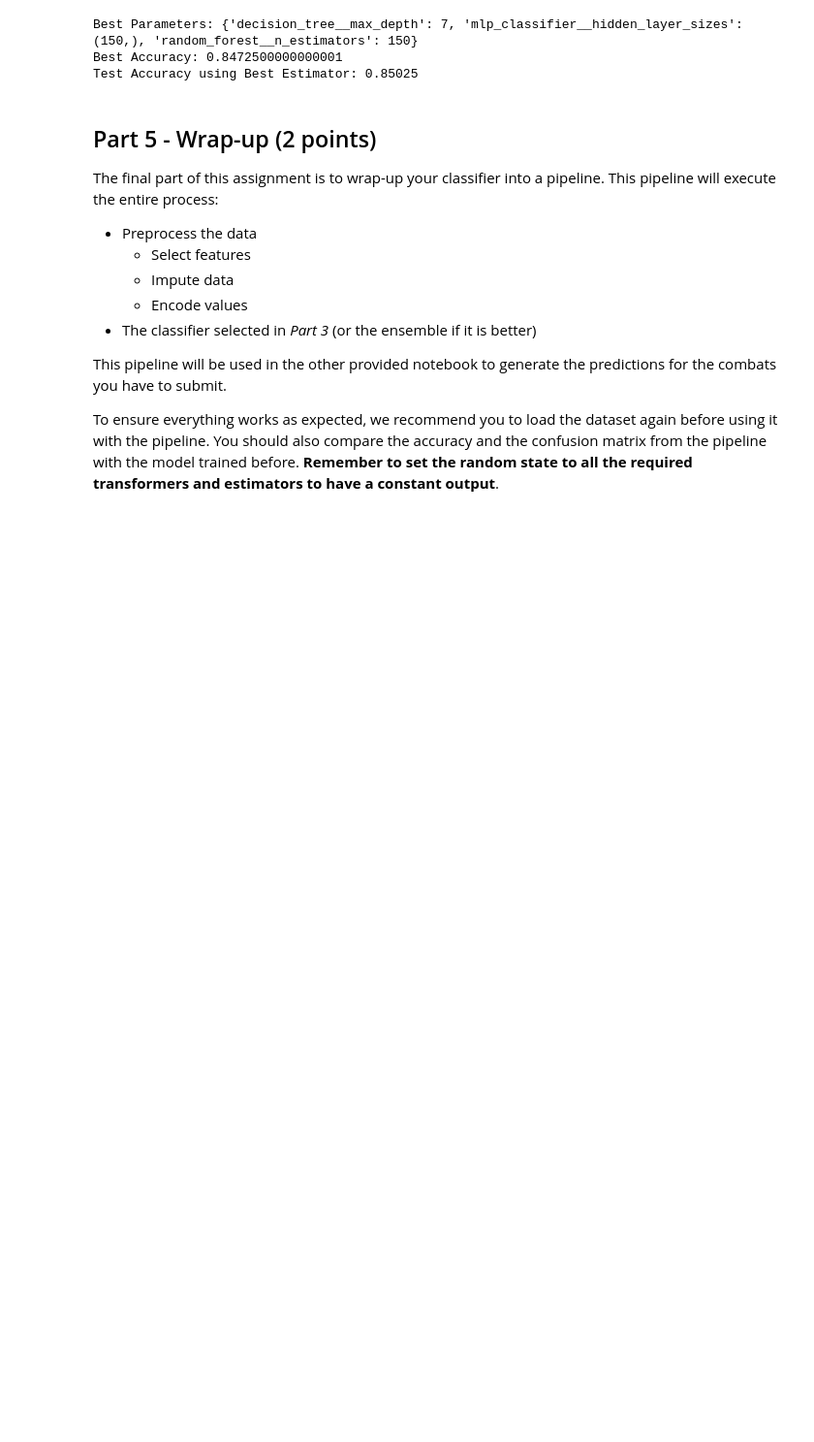
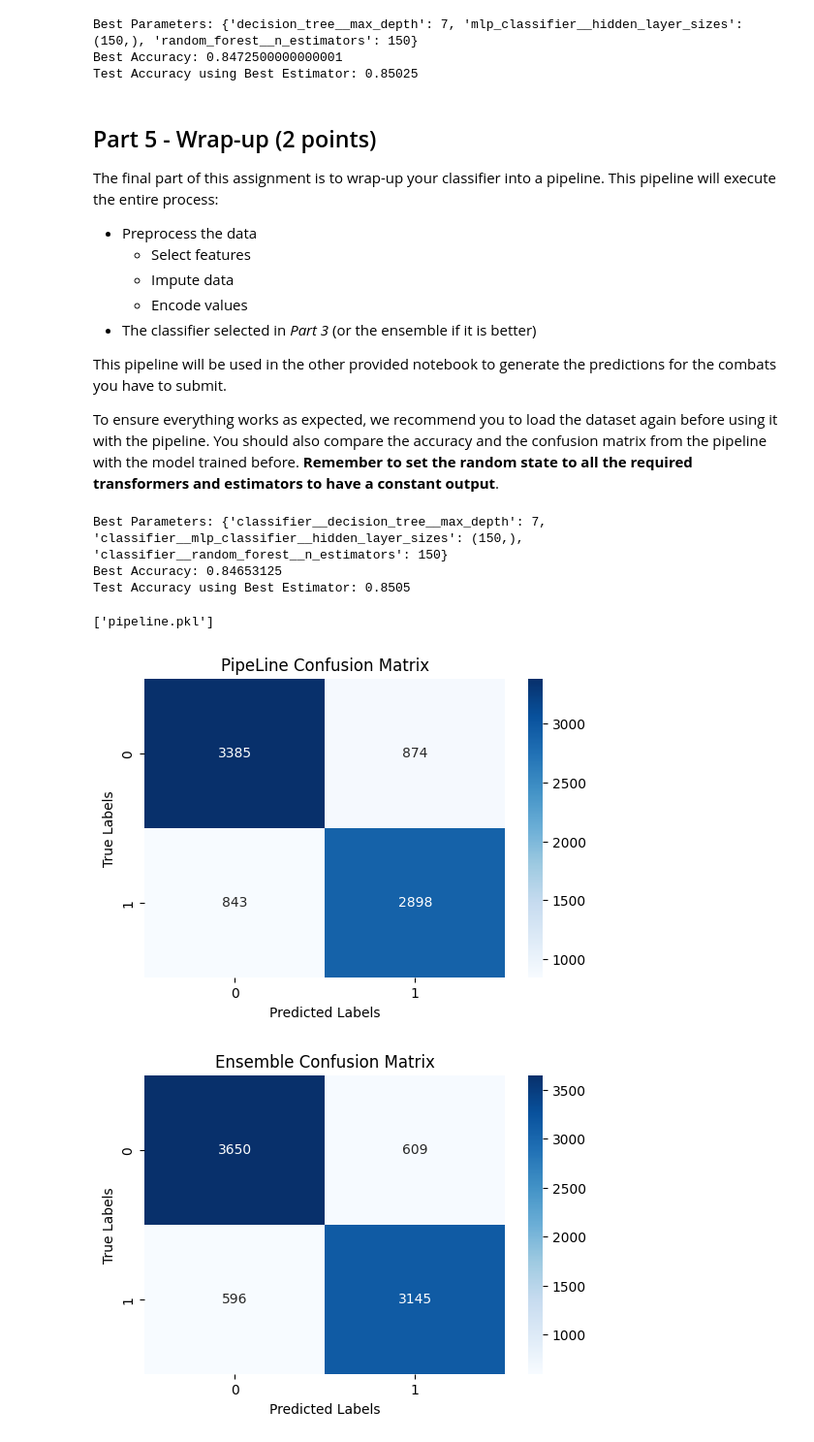
Before and after one commit to MEINF-FLQP/AI-Pacman-Projects, a Jupyter notebook: Pr2-ML/pokemon_basic-ml.ipynb, the cells around one changed output. Shown: that part at 97% size. Saved outputs shown, nothing was run; the diff lists cells and outputs as text; code cells hidden in the pictures; blank space fills up the shorter version.

```diff
--- a/Pr2-ML/pokemon_basic-ml.ipynb
+++ b/Pr2-ML/pokemon_basic-ml.ipynb
@@ -489,9 +488,9 @@ ensemble_classifier = VotingClassifier(estimators=[
 
 # Define the hyperparameter grid for each classifier
 param_grid = {
-    'decision_tree__max_depth': [3, 5, 7],
-    'random_forest__n_estimators': [50, 100, 150],
-    'mlp_classifier__hidden_layer_sizes': [(50,), (100,), (150,)]
+    'classifier__decision_tree__max_depth': [3, 5, 7],
+    'classifier__random_forest__n_estimators': [50, 100, 150],
+    'classifier__mlp_classifier__hidden_layer_sizes': [(50,), (100,), (150,)]
 }
 
 # Create a pipeline with preprocessing and ensemble classifier
@@ -516,3 +515,35 @@ best_model = grid_search.best_estimator_
 y_pred = best_model.predict(X_test)
 test_accuracy = accuracy_score(y_test, y_pred)
 print("Test Accuracy using Best Estimator:", test_accuracy)
+# %% [output]
+Best Parameters: {'classifier__decision_tree__max_depth': 7, 'classifier__mlp_classifier__hidden_layer_sizes': (150,), 'classifier__random_forest__n_estimators': 150}
+Best Accuracy: 0.84653125
+Test Accuracy using Best Estimator: 0.8505
+# %%
+import joblib
+# Importing the pipeline best model
+joblib.dump(best_model, 'pipeline.pkl')
+# %% [output]
+['pipeline.pkl']
+# %%
+# Resulsts using just the RandomForestClassifier
+from sklearn.metrics import confusion_matrix
+
+conf_matrix = confusion_matrix(y_test, y_pred)
+plt.figure(figsize=(6, 4))
+sns.heatmap(conf_matrix, annot=True, cmap='Blues', fmt='d')
+plt.title('PipeLine Confusion Matrix')
+plt.xlabel('Predicted Labels')
+plt.ylabel('True Labels')
+plt.show()
+
+conf_matrix = confusion_matrix(y_test, ensemble_predictions)
+plt.figure(figsize=(6, 4))
+sns.heatmap(conf_matrix, annot=True, cmap='Blues', fmt='d')
+plt.title('Ensemble Confusion Matrix')
+plt.xlabel('Predicted Labels')
+plt.ylabel('True Labels')
+plt.show()
+# %% [output]
+[figure, added]
+[figure, added]
```
Also changed, not shown: parts of 1 cell of this notebook.
